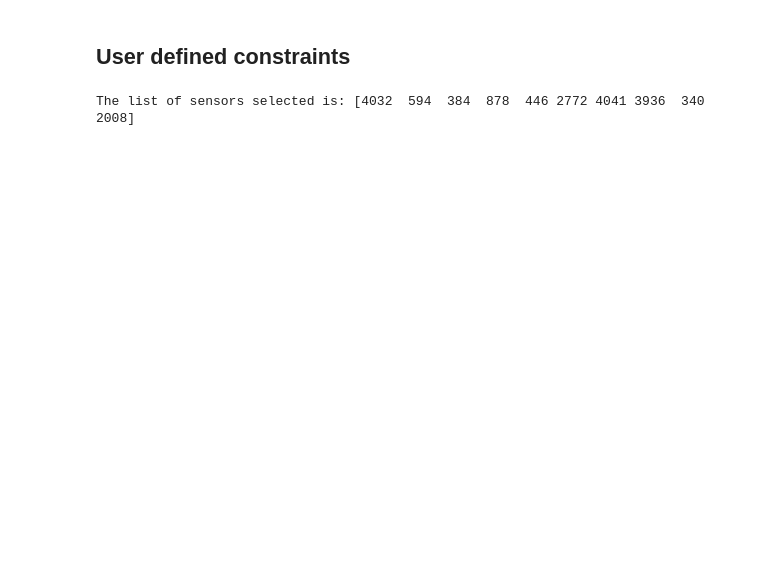
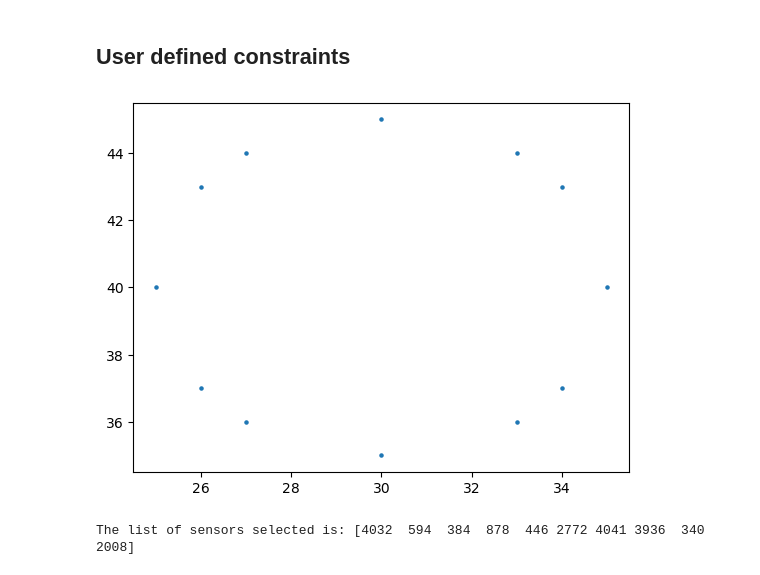
Before and after one commit to dynamicslab/pysensors, a Jupyter notebook: examples/functional_constraints_class.ipynb, the cells around one changed output. Cells and saved outputs as stored; diff of their text form; code cells hidden in the pictures; blank space fills up the shorter version.

```diff
--- a/examples/functional_constraints_class.ipynb
+++ b/examples/functional_constraints_class.ipynb
@@ -202,7 +202,10 @@ for ind,i in enumerate(range(len(xTopConstLine))):
 # %%
 user_const = 'userExplicitConstraint1.py'
 user_const_instance = ps.utils._constraints.UserDefinedConstraints(all_sensors_unconst,(64,64),user_const)
 idx, rank = user_const_instance.constraint()
+user_const_instance.draw_constraint() ## plot the user defined constraint just by itself
+# %% [output]
+[figure, added]
 # %%
 # Define the number of constrained sensors allowed (s)
 n_const_sensors = 4
```
Also changed, not shown: parts of 4 cells of this notebook, 1 other file.
